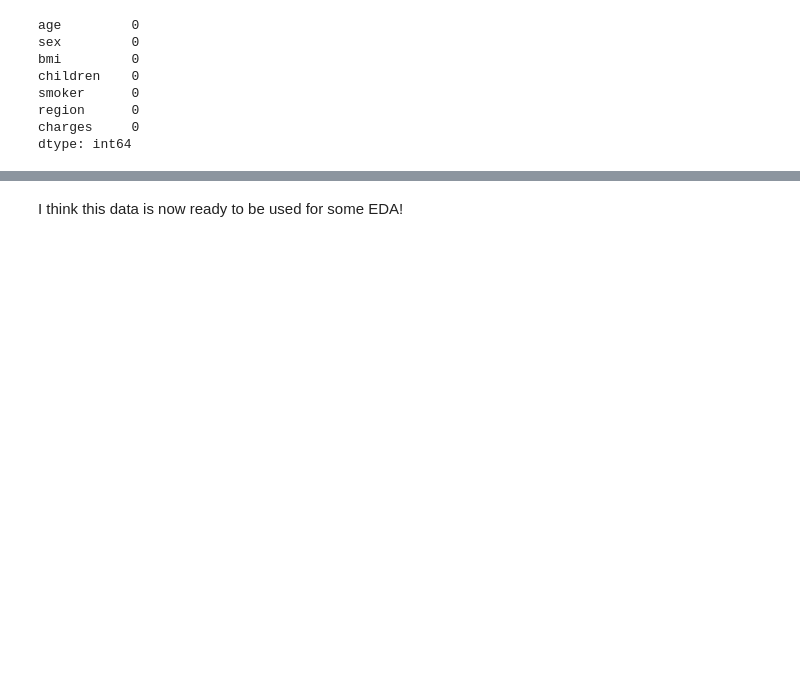
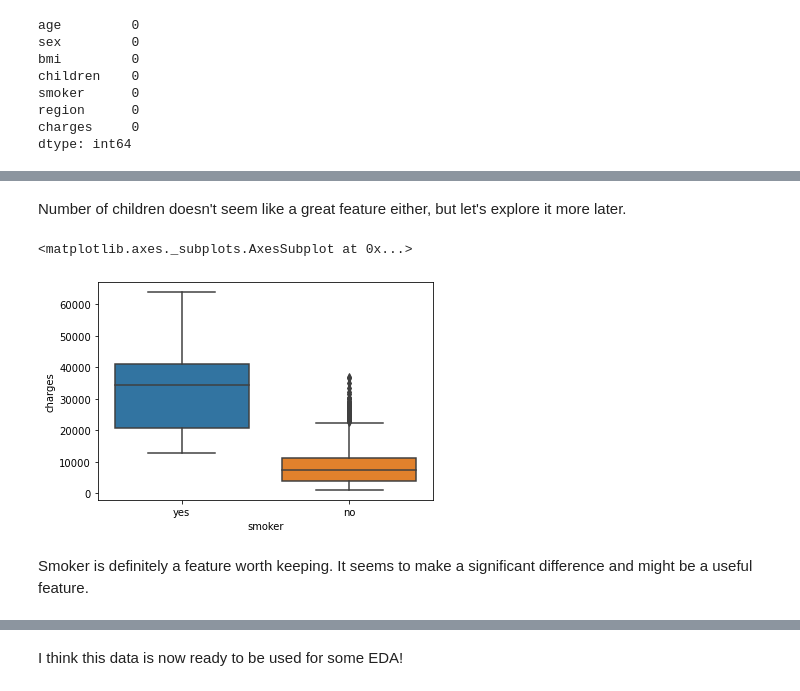
Before and after one commit to dbbabcock/DATA602_homework_1, a Jupyter notebook: ins_data_cleaning.ipynb, the cells around one changed output, grey strips where cells are left out. Saved outputs shown, nothing was run; the diff lists cells and outputs as text; code cells hidden in the pictures; blank space fills up the shorter version.

```diff
--- a/ins_data_cleaning.ipynb
+++ b/ins_data_cleaning.ipynb
@@ -46,0 +64,9 @@ It seems unlikely to me that the number of children will be a useful feature, bu
+# %% [markdown]
+Number of children doesn't seem like a great feature either, but let's explore it more later.
+# %%
+sns.boxplot(x='smoker', y='charges', data=ins_data)
+# %% [output]
+<matplotlib.axes._subplots.AxesSubplot at 0x...>
+[figure, added]
+# %% [markdown]
+Smoker is definitely a feature worth keeping. It seems to make a significant difference and might be a useful feature.
```
Also changed, not shown: parts of 18 cells of this notebook.
